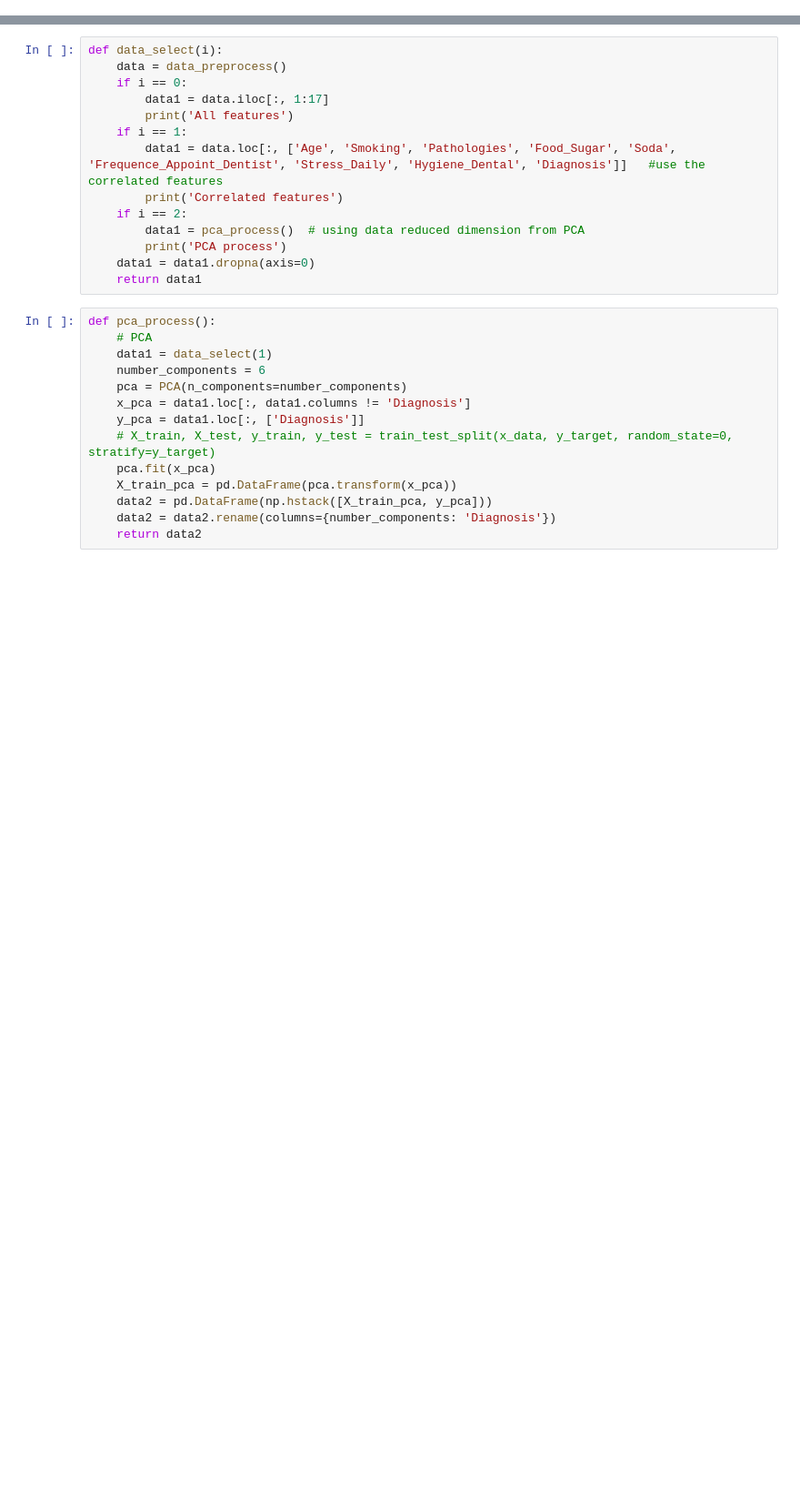
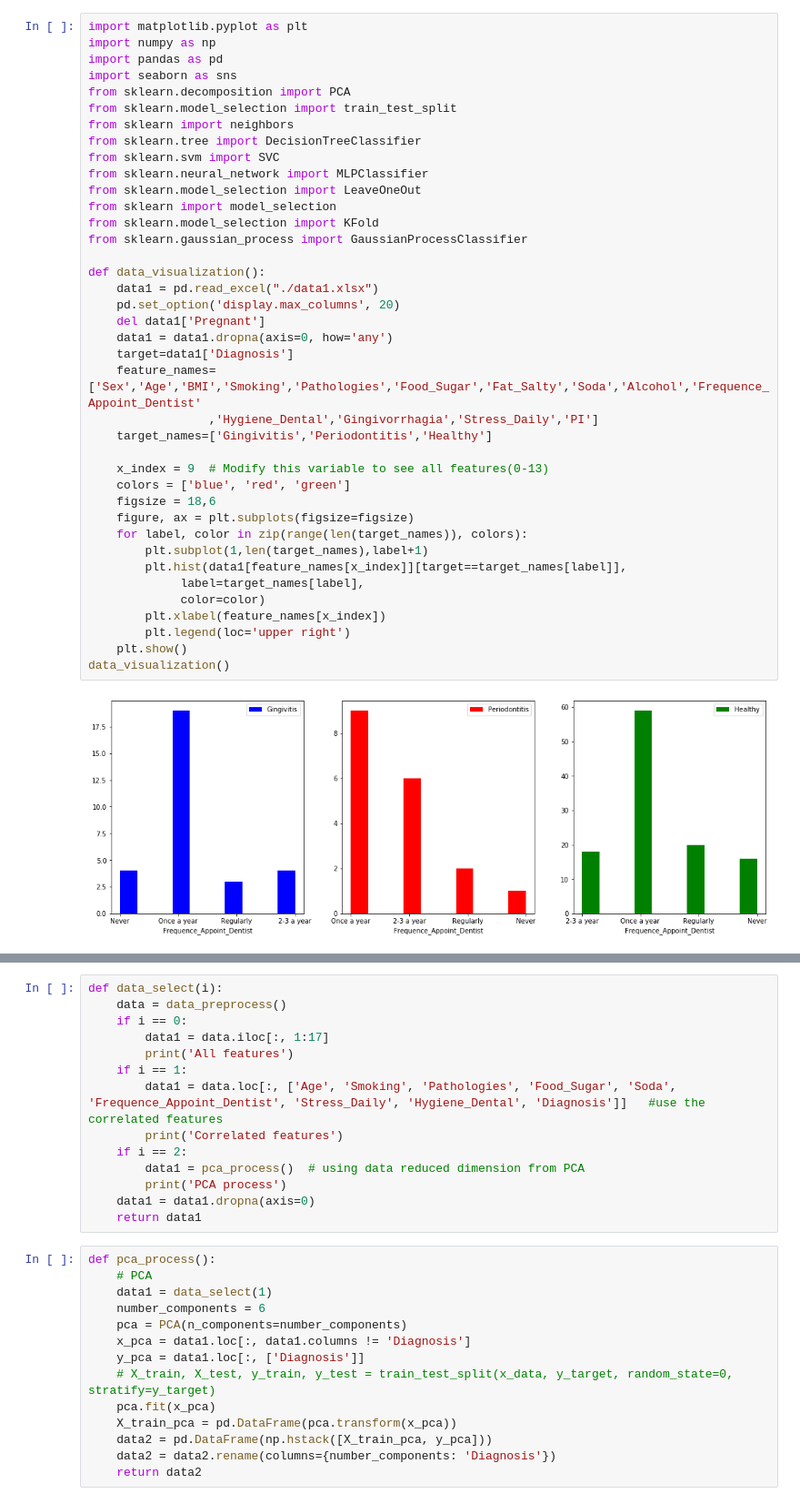
Before and after one commit to abbasumair-au/tooth-disease-prediction-CHU-data, a Jupyter notebook: Periodontitis_diagnise.ipynb, the cells around one changed output, grey strips where cells are left out. Shown: that part at 91% size. Drawn from its saved outputs; the diff is of its cells as text; blank space fills up the shorter version.

```diff
--- a/Periodontitis_diagnise.ipynb
+++ b/Periodontitis_diagnise.ipynb
@@ -46,0 +47,41 @@ Diagnosis	'Gingivitis''Periodontitis''Healthy'
+# %%
+import matplotlib.pyplot as plt
+import numpy as np
+import pandas as pd
+import seaborn as sns
+from sklearn.decomposition import PCA
+from sklearn.model_selection import train_test_split
+from sklearn import neighbors
+from sklearn.tree import DecisionTreeClassifier
+from sklearn.svm import SVC
+from sklearn.neural_network import MLPClassifier
+from sklearn.model_selection import LeaveOneOut
+from sklearn import model_selection
+from sklearn.model_selection import KFold
+from sklearn.gaussian_process import GaussianProcessClassifier
+
+def data_visualization():
+    data1 = pd.read_excel("./data1.xlsx")
+    pd.set_option('display.max_columns', 20)
+    del data1['Pregnant']
+    data1 = data1.dropna(axis=0, how='any')
+    target=data1['Diagnosis']
+    feature_names=['Sex','Age','BMI','Smoking','Pathologies','Food_Sugar','Fat_Salty','Soda','Alcohol','Frequence_Appoint_Dentist'
+                 ,'Hygiene_Dental','Gingivorrhagia','Stress_Daily','PI']
+    target_names=['Gingivitis','Periodontitis','Healthy']
+
+    x_index = 9  # Modify this variable to see all features(0-13)
+    colors = ['blue', 'red', 'green']
+    figsize = 18,6
+    figure, ax = plt.subplots(figsize=figsize)
+    for label, color in zip(range(len(target_names)), colors):
+        plt.subplot(1,len(target_names),label+1)
+        plt.hist(data1[feature_names[x_index]][target==target_names[label]],
+             label=target_names[label],
+             color=color)
+        plt.xlabel(feature_names[x_index])
+        plt.legend(loc='upper right')
+    plt.show()
+data_visualization()
+# %% [output]
+[figure, added]
```
Also changed, not shown: parts of 9 cells of this notebook.
